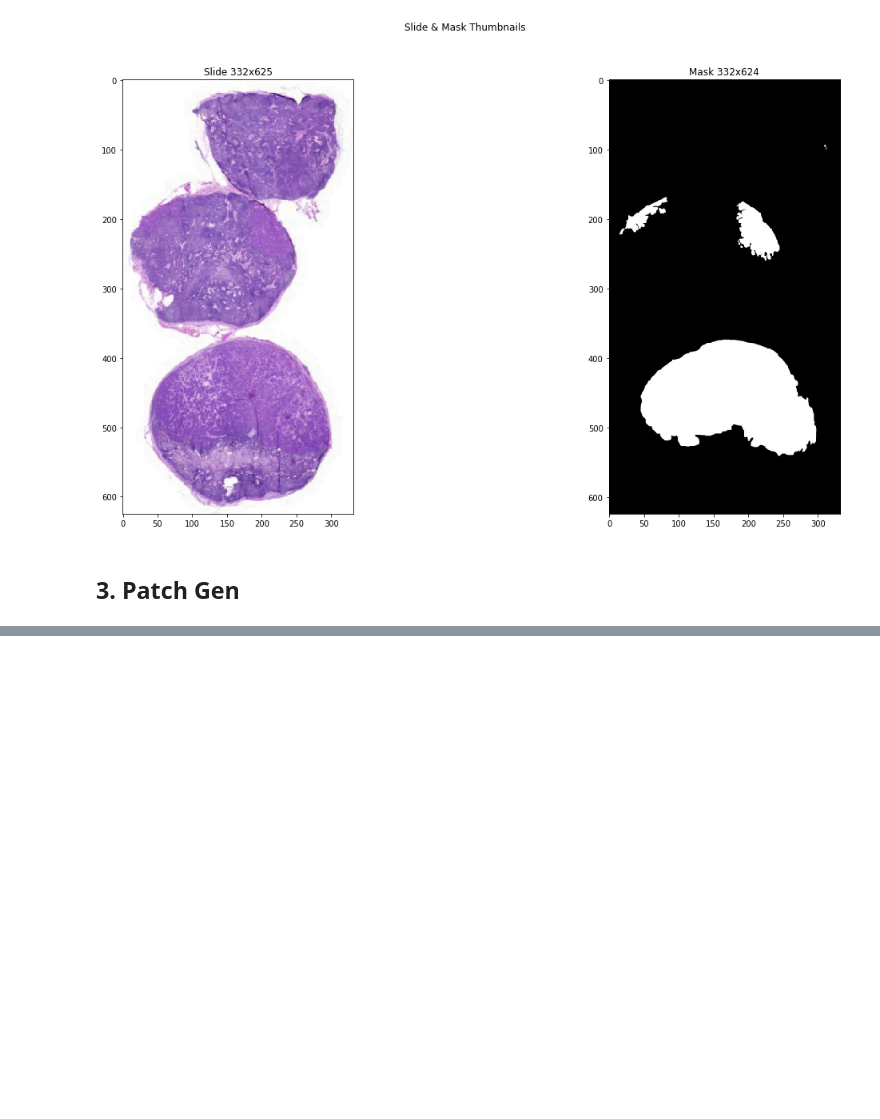
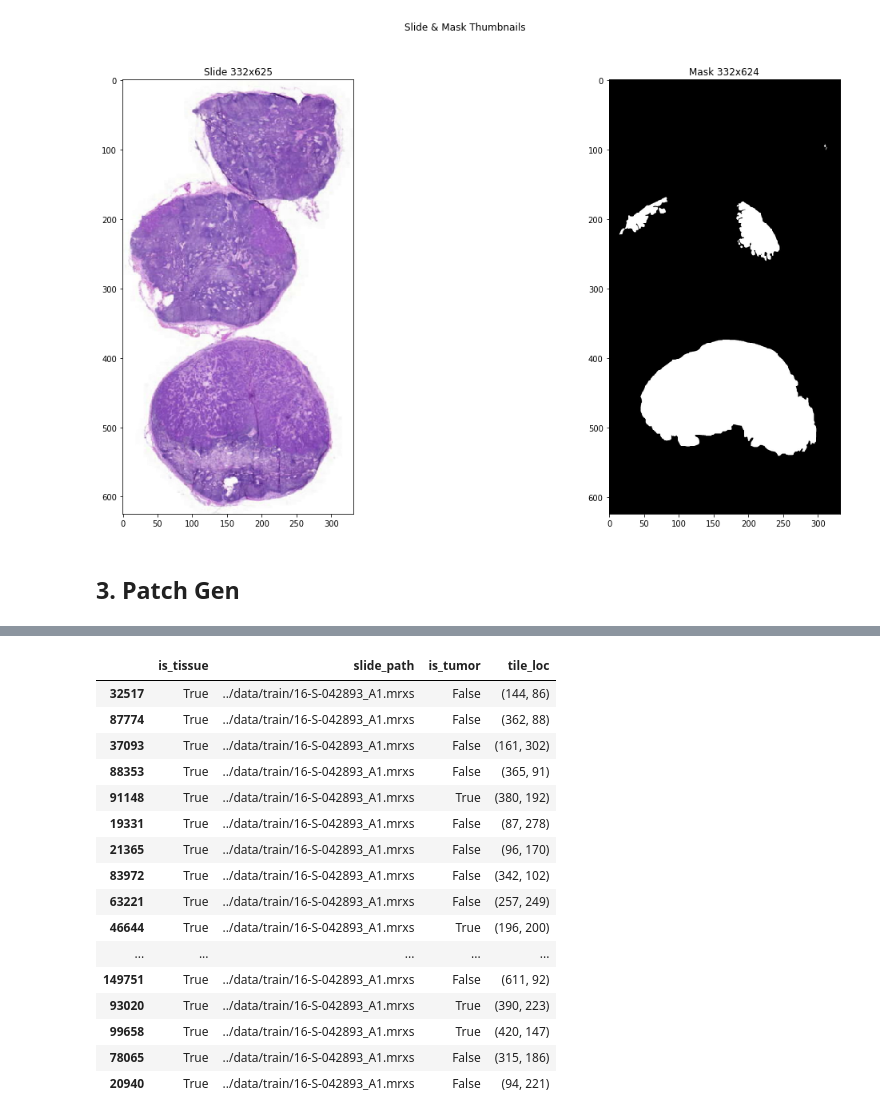
Before and after one commit to Taeu/HeLP-Challenge-Goldenpass, a Jupyter notebook: notebook/model-cjh-ver01.ipynb, the cells around one changed output, grey strips where cells are left out. Drawn from its saved outputs; the diff is of its cells as text; code cells hidden in the pictures; blank space fills up the shorter version.

```diff
--- a/notebook/model-cjh-ver01.ipynb
+++ b/notebook/model-cjh-ver01.ipynb
@@ -196,0 +190,4 @@ plt.imshow(th)
+# %%
+## Get only tissue
+patch_df = patch_df[patch_df['is_tissue'] == True]
+print('len of patch_df :', len(patch_df))
@@ -196,0 +276,23 @@ plt.imshow(th)
+# %%
+batch_size = 32
+batch_df = patch_df[0:batch_size]
+# %%
+batch_df
+# %% [output]
+|  | is_tissue | slide_path | is_tumor | tile_loc |
+| 32517 | True | ../data/train/16-S-042893_A1.mrxs | False | (144, 86) |
+| 87774 | True | ../data/train/16-S-042893_A1.mrxs | False | (362, 88) |
+| 37093 | True | ../data/train/16-S-042893_A1.mrxs | False | (161, 302) |
+| 88353 | True | ../data/train/16-S-042893_A1.mrxs | False | (365, 91) |
+| 91148 | True | ../data/train/16-S-042893_A1.mrxs | True | (380, 192) |
+| 19331 | True | ../data/train/16-S-042893_A1.mrxs | False | (87, 278) |
+| 21365 | True | ../data/train/16-S-042893_A1.mrxs | False | (96, 170) |
+| 83972 | True | ../data/train/16-S-042893_A1.mrxs | False | (342, 102) |
+| 63221 | True | ../data/train/16-S-042893_A1.mrxs | False | (257, 249) |
+| 46644 | True | ../data/train/16-S-042893_A1.mrxs | True | (196, 200) |
+| ... | ... | ... | ... | ... |
+| 149751 | True | ../data/train/16-S-042893_A1.mrxs | False | (611, 92) |
+| 93020 | True | ../data/train/16-S-042893_A1.mrxs | True | (390, 223) |
+| 99658 | True | ../data/train/16-S-042893_A1.mrxs | True | (420, 147) |
+| 78065 | True | ../data/train/16-S-042893_A1.mrxs | False | (315, 186) |
+| 20940 | True | ../data/train/16-S-042893_A1.mrxs | False | (94, 221) |
```
Also changed, not shown: parts of 22 cells of this notebook, 3 other files.
